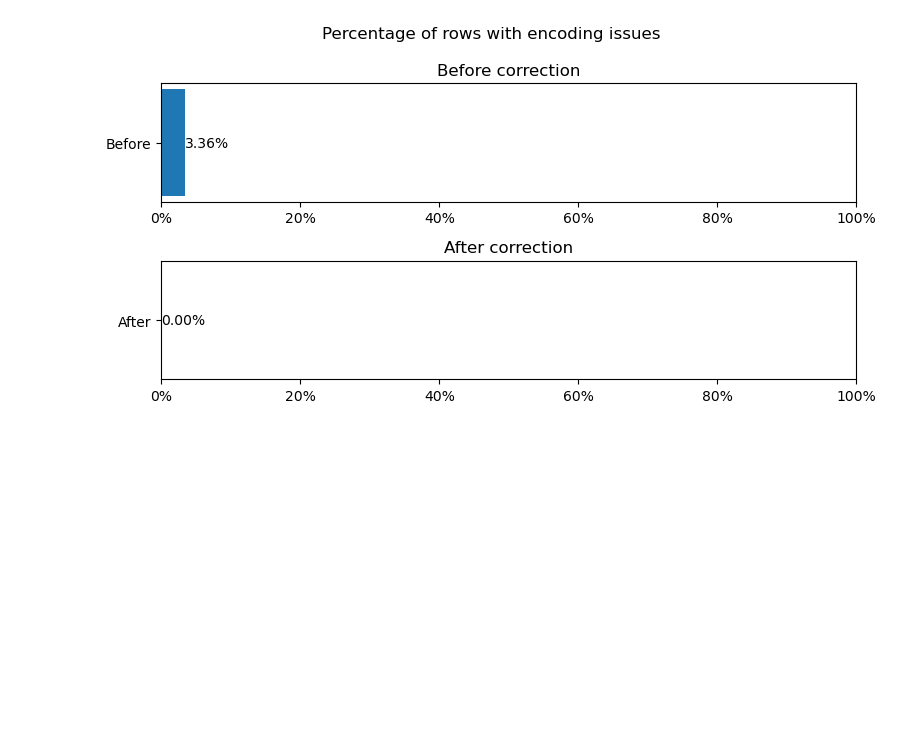
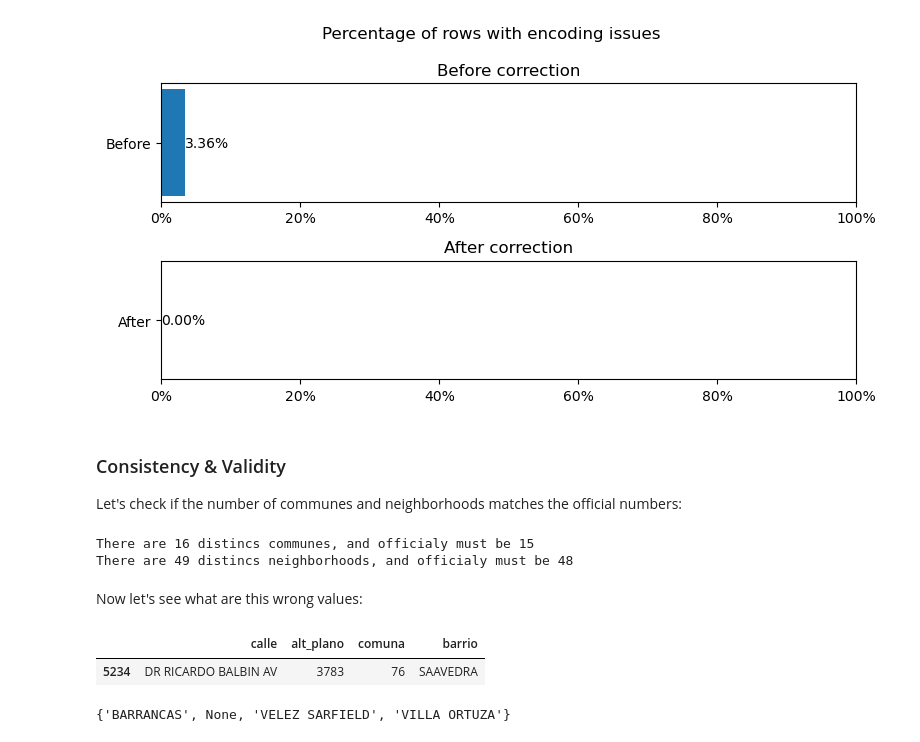
Before and after one commit to FacundoBerthet/caba-public-transport-analysis, a Jupyter notebook: notebooks/01_EDA_bus_stops.ipynb, the cells around one changed output. Saved outputs shown, nothing was run; the diff lists cells and outputs as text; code cells hidden in the pictures; blank space fills up the shorter version.

Commit message:
add validation checks for communes and neighborhoods

```diff
--- a/notebooks/01_EDA_bus_stops.ipynb
+++ b/notebooks/01_EDA_bus_stops.ipynb
@@ -469,3 +469,27 @@ fig.suptitle("Percentage of rows with encoding issues", fontsize=12)
 plt.tight_layout()
 # %% [output]
 [figure]
+# %% [markdown]
+### Consistency & Validity
+Let's check if the number of communes and neighborhoods matches the official numbers:
+# %%
+n_comunes_before = stops["comuna"].nunique()
+n_neighborhoods_before = stops["barrio"].nunique()
+print(f"There are {n_comunes_before} distincs communes, and officialy must be 15")
+print(f"There are {n_neighborhoods_before} distincs neighborhoods, and officialy must be 48")
+# %% [output]
+There are 16 distincs communes, and officialy must be 15
+There are 49 distincs neighborhoods, and officialy must be 48
+# %% [markdown]
+Now let's see what are this wrong values:
+# %%
+invalid_communes = stops[~stops["comuna"].between(1, 15)]
+invalid_communes[["calle","alt_plano", "comuna", "barrio"]]
+# %% [output]
+|  | calle | alt_plano | comuna | barrio |
+| 5234 | DR RICARDO BALBIN AV | 3783 | 76 | SAAVEDRA |
+# %%
+invalid_neighborhoods = set(stops["barrio"]) - set(barrios["nombre"])
+invalid_neighborhoods
+# %% [output]
+{'BARRANCAS', None, 'VELEZ SARFIELD', 'VILLA ORTUZA'}
```
